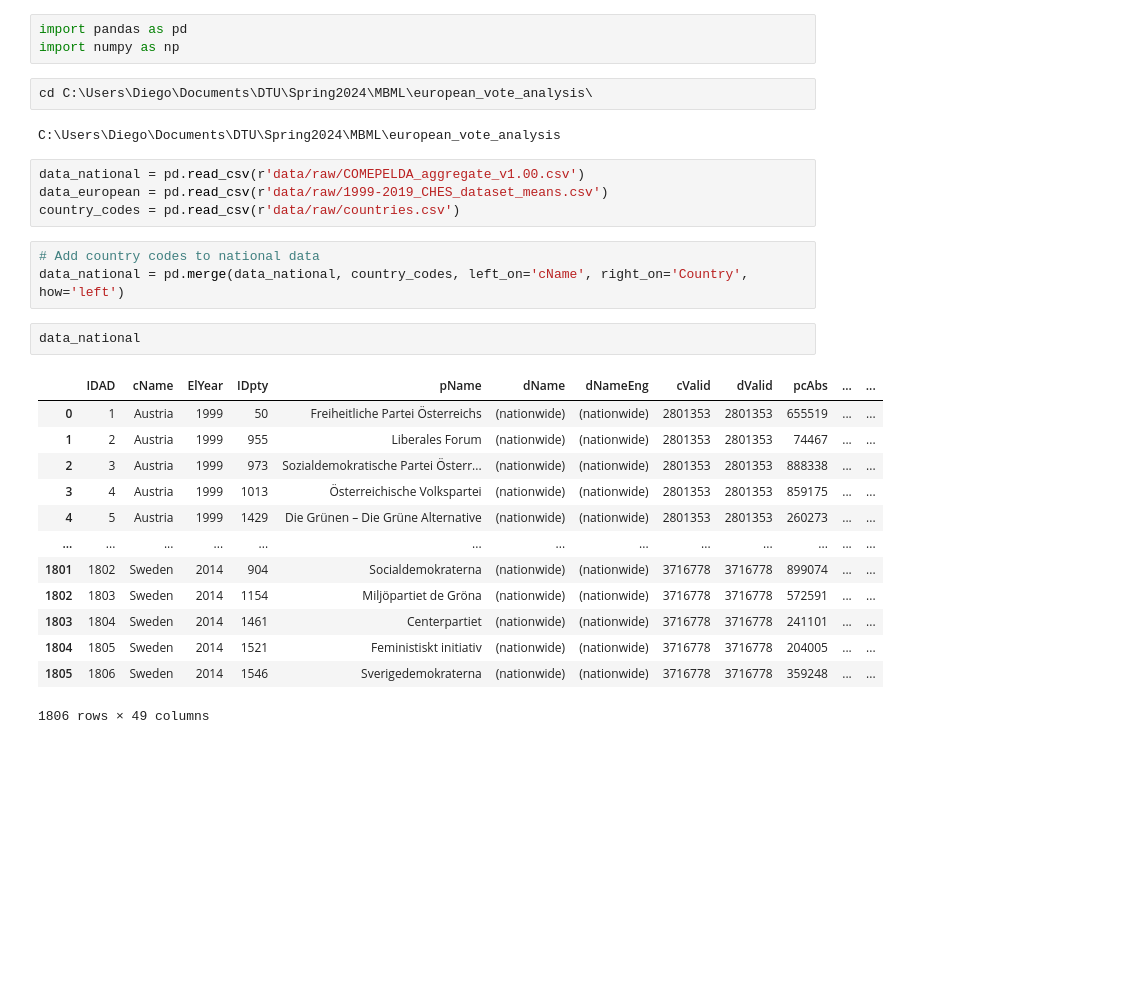
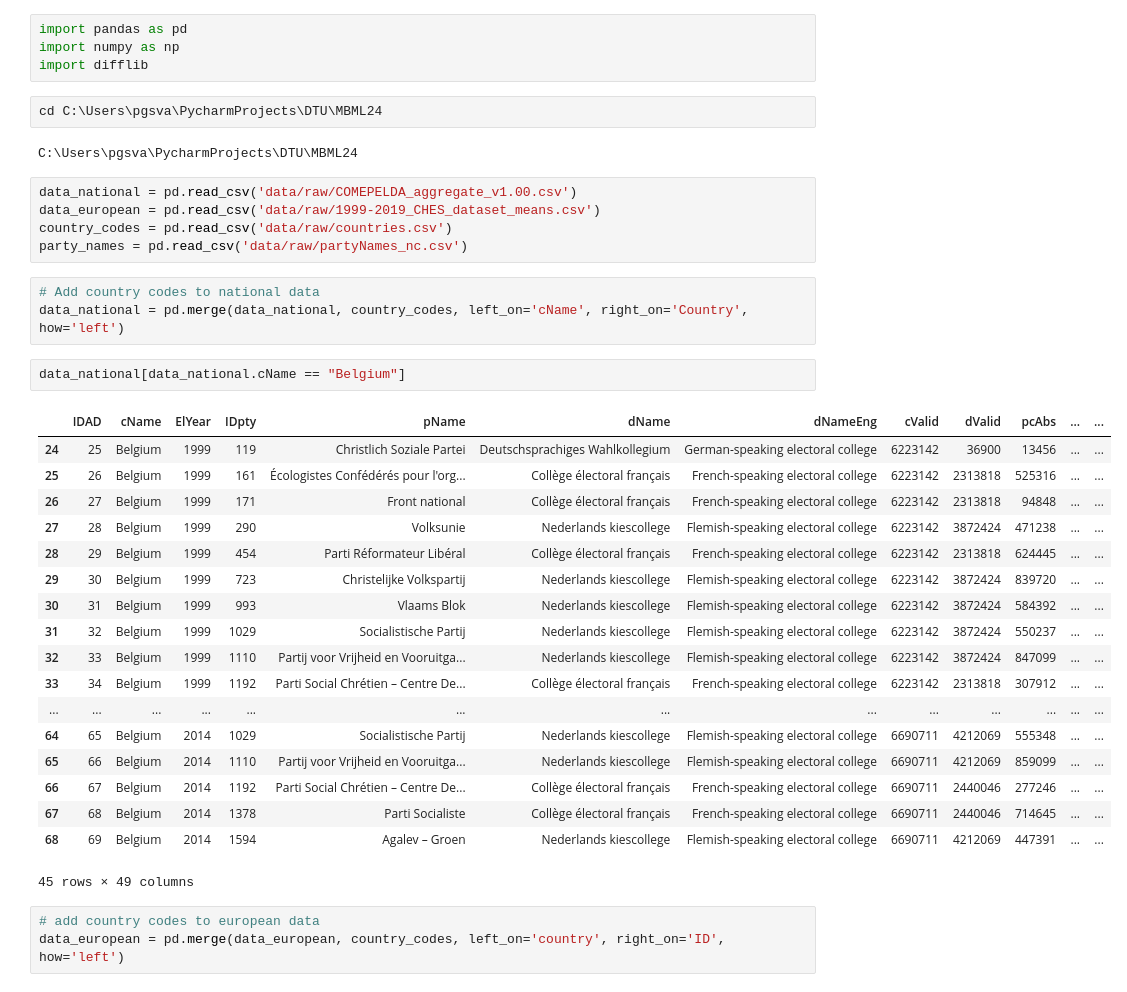
Before and after one commit to Drodriguez-9/european_vote_analysis, a Jupyter notebook: src/data/preprocess.ipynb, the cells around one changed output. Drawn from its saved outputs; the diff is of its cells as text; blank space fills up the shorter version.

```diff
--- a/src/data/preprocess.ipynb
+++ b/src/data/preprocess.ipynb
@@ -1,33 +1,43 @@
 # %%
 import pandas as pd
 import numpy as np
+import difflib
 # %%
-cd C:\Users\Diego\Documents\DTU\Spring2024\MBML\european_vote_analysis\
+cd C:\Users\pgsva\PycharmProjects\DTU\MBML24
 # %% [output]
-C:\Users\Diego\Documents\DTU\Spring2024\MBML\european_vote_analysis
+C:\Users\pgsva\PycharmProjects\DTU\MBML24
 # %%
-data_national = pd.read_csv(r'data/raw/COMEPELDA_aggregate_v1.00.csv')
-data_european = pd.read_csv(r'data/raw/1999-2019_CHES_dataset_means.csv')
-country_codes = pd.read_csv(r'data/raw/countries.csv')
+data_national = pd.read_csv('data/raw/COMEPELDA_aggregate_v1.00.csv')
+data_european = pd.read_csv('data/raw/1999-2019_CHES_dataset_means.csv')
+country_codes = pd.read_csv('data/raw/countries.csv')
+party_names = pd.read_csv('data/raw/partyNames_nc.csv')
 # %%
 # Add country codes to national data
 data_national = pd.merge(data_national, country_codes, left_on='cName', right_on='Country', how='left')
-# %%
-data_national
-# %% [output]
-|  | IDAD | cName | ElYear | IDpty | pName | dName | dNameEng | cValid | dValid | pcAbs | ... | ... |
-| 0 | 1 | Austria | 1999 | 50 | Freiheitliche Partei Österreichs | (nationwide) | (nationwide) | 2801353 | 2801353 | 655519 | ... | ... |
-| 1 | 2 | Austria | 1999 | 955 | Liberales Forum | (nationwide) | (nationwide) | 2801353 | 2801353 | 74467 | ... | ... |
-| 2 | 3 | Austria | 1999 | 973 | Sozialdemokratische Partei Österr... | (nationwide) | (nationwide) | 2801353 | 2801353 | 888338 | ... | ... |
-| 3 | 4 | Austria | 1999 | 1013 | Österreichische Volkspartei | (nationwide) | (nationwide) | 2801353 | 2801353 | 859175 | ... | ... |
-| 4 | 5 | Austria | 1999 | 1429 | Die Grünen – Die Grüne Alternative | (nationwide) | (nationwide) | 2801353 | 2801353 | 260273 | ... | ... |
-| ... | ... | ... | ... | ... | ... | ... | ... | ... | ... | ... | ... | ... |
-| 1801 | 1802 | Sweden | 2014 | 904 | Socialdemokraterna | (nationwide) | (nationwide) | 3716778 | 3716778 | 899074 | ... | ... |
-| 1802 | 1803 | Sweden | 2014 | 1154 | Miljöpartiet de Gröna | (nationwide) | (nationwide) | 3716778 | 3716778 | 572591 | ... | ... |
-| 1803 | 1804 | Sweden | 2014 | 1461 | Centerpartiet | (nationwide) | (nationwide) | 3716778 | 3716778 | 241101 | ... | ... |
-| 1804 | 1805 | Sweden | 2014 | 1521 | Feministiskt initiativ | (nationwide) | (nationwide) | 3716778 | 3716778 | 204005 | ... | ... |
-| 1805 | 1806 | Sweden | 2014 | 1546 | Sverigedemokraterna | (nationwide) | (nationwide) | 3716778 | 3716778 | 359248 | ... | ... |
-1806 rows × 49 columns
+# %%
+data_national[data_national.cName == "Belgium"]
+# %% [output]
+|  | IDAD | cName | ElYear | IDpty | pName | dName | dNameEng | cValid | dValid | pcAbs | ... | ... |
+| 24 | 25 | Belgium | 1999 | 119 | Christlich Soziale Partei | Deutschsprachiges Wahlkollegium | German-speaking electoral college | 6223142 | 36900 | 13456 | ... | ... |
+| 25 | 26 | Belgium | 1999 | 161 | Écologistes Confédérés pour l'org... | Collège électoral français | French-speaking electoral college | 6223142 | 2313818 | 525316 | ... | ... |
+| 26 | 27 | Belgium | 1999 | 171 | Front national | Collège électoral français | French-speaking electoral college | 6223142 | 2313818 | 94848 | ... | ... |
+| 27 | 28 | Belgium | 1999 | 290 | Volksunie | Nederlands kiescollege | Flemish-speaking electoral college | 6223142 | 3872424 | 471238 | ... | ... |
+| 28 | 29 | Belgium | 1999 | 454 | Parti Réformateur Libéral | Collège électoral français | French-speaking electoral college | 6223142 | 2313818 | 624445 | ... | ... |
+| 29 | 30 | Belgium | 1999 | 723 | Christelijke Volkspartij | Nederlands kiescollege | Flemish-speaking electoral college | 6223142 | 3872424 | 839720 | ... | ... |
+| 30 | 31 | Belgium | 1999 | 993 | Vlaams Blok | Nederlands kiescollege | Flemish-speaking electoral college | 6223142 | 3872424 | 584392 | ... | ... |
+| 31 | 32 | Belgium | 1999 | 1029 | Socialistische Partij | Nederlands kiescollege | Flemish-speaking electoral college | 6223142 | 3872424 | 550237 | ... | ... |
+| 32 | 33 | Belgium | 1999 | 1110 | Partij voor Vrijheid en Vooruitga... | Nederlands kiescollege | Flemish-speaking electoral college | 6223142 | 3872424 | 847099 | ... | ... |
+| 33 | 34 | Belgium | 1999 | 1192 | Parti Social Chrétien – Centre De... | Collège électoral français | French-speaking electoral college | 6223142 | 2313818 | 307912 | ... | ... |
+| ... | ... | ... | ... | ... | ... | ... | ... | ... | ... | ... | ... | ... |
+| 64 | 65 | Belgium | 2014 | 1029 | Socialistische Partij | Nederlands kiescollege | Flemish-speaking electoral college | 6690711 | 4212069 | 555348 | ... | ... |
+| 65 | 66 | Belgium | 2014 | 1110 | Partij voor Vrijheid en Vooruitga... | Nederlands kiescollege | Flemish-speaking electoral college | 6690711 | 4212069 | 859099 | ... | ... |
+| 66 | 67 | Belgium | 2014 | 1192 | Parti Social Chrétien – Centre De... | Collège électoral français | French-speaking electoral college | 6690711 | 2440046 | 277246 | ... | ... |
+| 67 | 68 | Belgium | 2014 | 1378 | Parti Socialiste | Collège électoral français | French-speaking electoral college | 6690711 | 2440046 | 714645 | ... | ... |
+| 68 | 69 | Belgium | 2014 | 1594 | Agalev – Groen | Nederlands kiescollege | Flemish-speaking electoral college | 6690711 | 4212069 | 447391 | ... | ... |
+45 rows × 49 columns
+# %%
+# add country codes to european data
+data_european = pd.merge(data_european, country_codes, left_on='country', right_on='ID', how='left')
 # %%
 data_european
 # %% [output]
```
Also changed, not shown: parts of 16 cells of this notebook, 1 other file.
